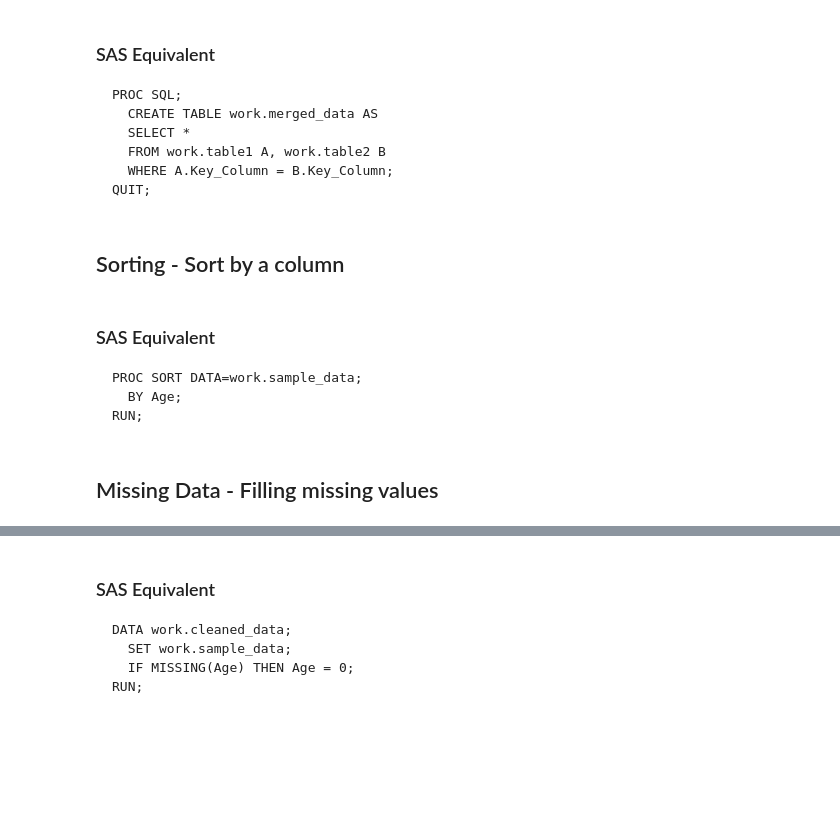
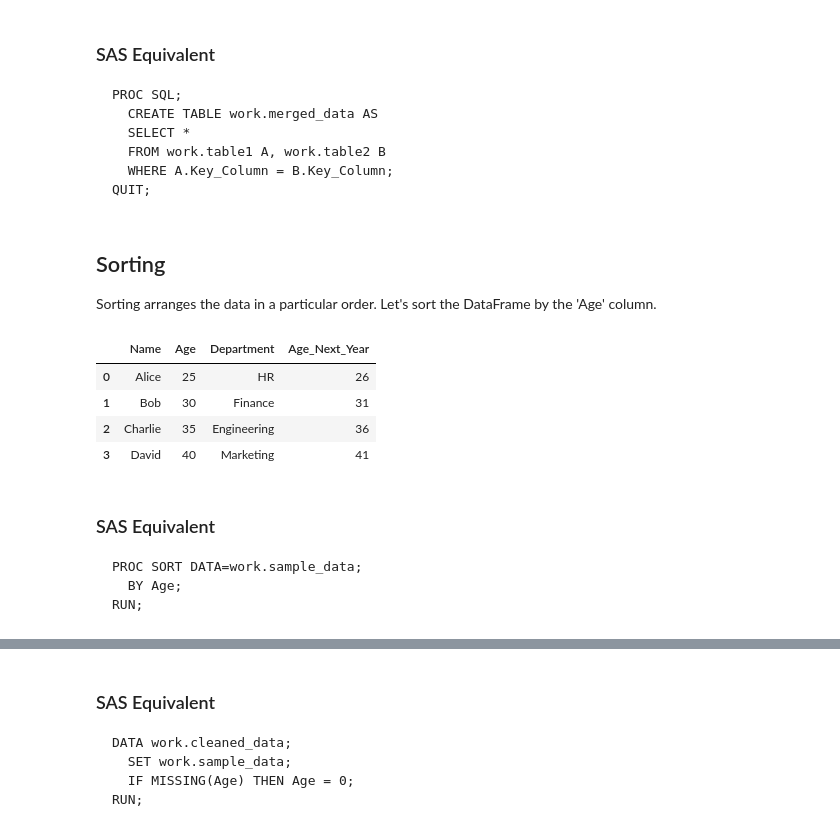
Before and after one commit to uncultivate/abs_training, a Jupyter notebook: Python_Training_Notebook.ipynb, the cells around one changed output, grey strips where cells are left out. Drawn from its saved outputs; the diff is of its cells as text; code cells hidden in the pictures; blank space fills up the shorter version.

````diff
--- a/Python_Training_Notebook.ipynb
+++ b/Python_Training_Notebook.ipynb
@@ -502,10 +569,20 @@ PROC SQL;
   WHERE A.Key_Column = B.Key_Column;
 QUIT;
 ```
-# %% [markdown]
-## Sorting - Sort by a column
+# %% [markdown]
+## Sorting
+
+Sorting arranges the data in a particular order. Let's sort the DataFrame by the 'Age' column.
 # %%
+# Sorting DataFrame by 'Age'
 sorted_df = df.sort_values(by='Age')
+sorted_df
+# %% [output]
+|  | Name | Age | Department | Age_Next_Year |
+| 0 | Alice | 25 | HR | 26 |
+| 1 | Bob | 30 | Finance | 31 |
+| 2 | Charlie | 35 | Engineering | 36 |
+| 3 | David | 40 | Marketing | 41 |
 # %% [markdown]
 ### SAS Equivalent
 ```
@@ -513,5 +590,3 @@ PROC SORT DATA=work.sample_data;
   BY Age;
 RUN;
 ```
-# %% [markdown]
-## Missing Data - Filling missing values
````
Also changed, not shown: parts of 46 cells of this notebook.
